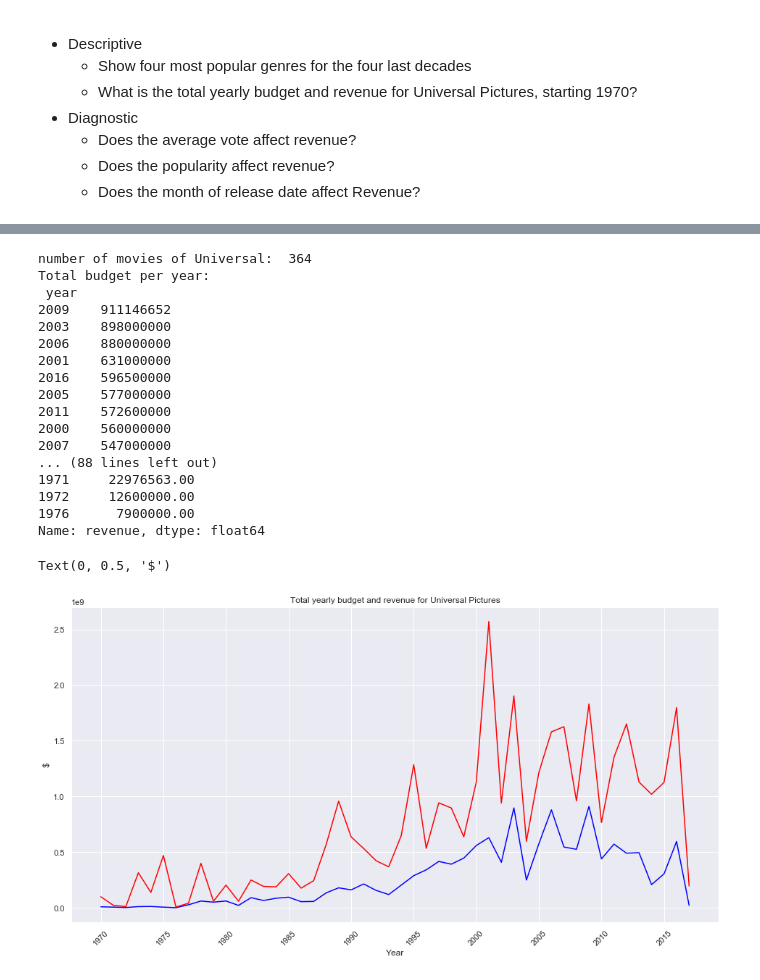
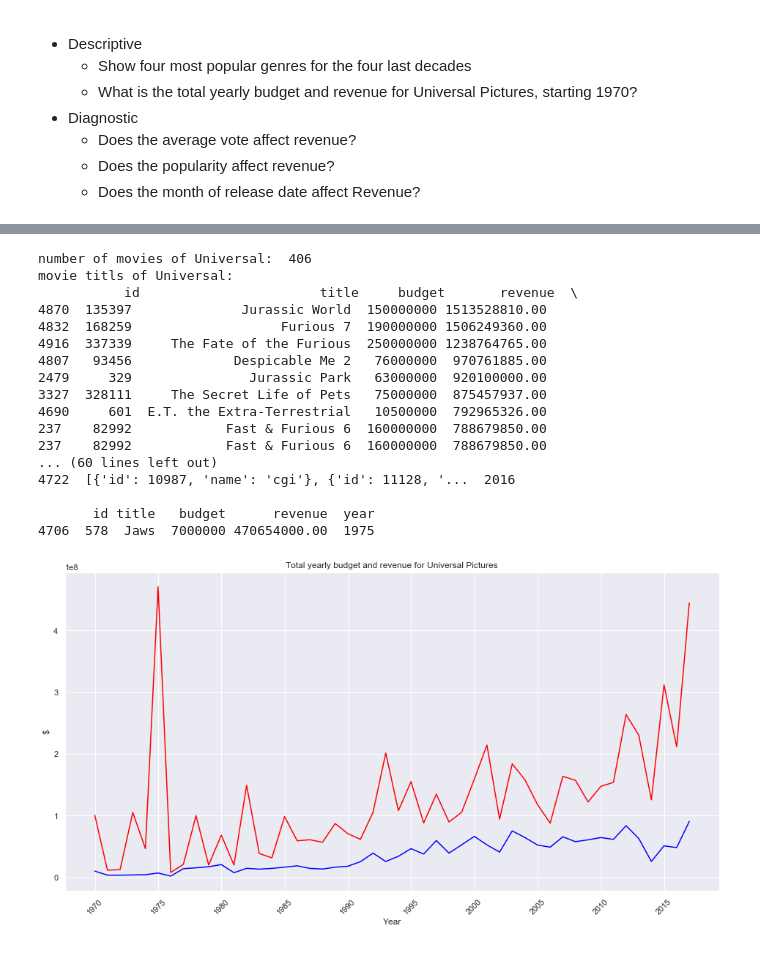
Before and after one commit to nastazya/Movies-analytics, a Jupyter notebook: EDA.ipynb, the cells around one changed output, grey strips where cells are left out. Cells and saved outputs as stored; diff of their text form; code cells hidden in the pictures.

```diff
--- a/EDA.ipynb
+++ b/EDA.ipynb
@@ -20,7 +20,7 @@ sns.set_style('whitegrid')
 pd.set_option('display.float_format', lambda x: '%.2f' % x)
 pd.set_option('display.max_columns', 24)
 # %%
-df = pd.read_csv('data/movies_full.csv')
+df = pd.read_csv('data/movies_full_with_outliers.csv')
 df['release_date'] = pd.to_datetime(df['release_date'])
 print(df.dtypes)
 # %% [output]
@@ -584,0 +690,27 @@ plt.show()
+# %%
+# Show total revenues for each genre
+
+#Extracting list of genres
+l=[]
+for i, item in enumerate(df['genres']):
+    for cell in item:
+        l.append(cell['name'])
+g_name, g_count = np.unique(np.array(l), return_counts=True)
+
+#------------------------------------------------------------------------------
+# Calculating total revenue of movies in every genre
+
+index_extractor = lambda df, field, value: [idx for idx, entries in enumerate(df[field]) for item in entries if value in item['name']]
+revenue = []
+for i, item in enumerate(g_name):
+    revenue.append(df.iloc[index_extractor(df, 'genres', item[0]),:]['revenue'].sum())
+
+# Bar Chart
+plt.figure(figsize=(16,6))
+plt.title('Total revenue in every genre')
+plt.xlabel('Genres')
+plt.ylabel('Total Revenue')
+x_pos = range(len(g_name))
+plt.bar(x_pos,revenue, align='center', alpha=0.5)
+plt.xticks(y_pos, g_name, rotation='vertical')
+plt.show()
@@ -585,49 +768,53 @@ plt.show()
 # %%
 # What is the total yearly budget and revenue for Universal Pictures, starting 1970?
+# And the average
 
 #Extract Universal
 value_extractor = lambda df, field, value: [idx for idx, entries in enumerate(df[field]) for item in entries if value in item['name']]
 
 df_u = df.iloc[value_extractor(df, 'production_companies', 'Universal'),:]
 print('number of movies of Universal: ', df_u['id'].count())
+print('movie titls of Universal: \n', df_u.sort_values(by='revenue', ascending=False).head(10))
 
 #Cut of years < 1970
 df_u =  df_u[df_u['year'] >= 1970]
 
-budget_year_u = df_u.groupby(by='year')['budget'].sum()
-print('Total budget per year:\n', budget_year_u.sort_values(ascending=False))
+budget_year_u = df_u.groupby(by='year')['budget'].mean()
+#print('Total budget per year:\n', budget_year_u.sort_values(ascending=False))
 print('')
-revenue_year_u = df_u.groupby(by='year')['revenue'].sum()
-print('Total revenue per year:\n', revenue_year_u.sort_values(ascending=False))
+revenue_year_u = df_u.groupby(by='year')['revenue'].mean()
+#print('Total revenue per year:\n', revenue_year_u.sort_values(ascending=False))
 
 plt.figure(figsize=(16,8))
 plt.plot(budget_year_u.index, budget_year_u.values, '-', color = 'blue', label='Budget')
 plt.plot(revenue_year_u.index, revenue_year_u.values, '-', color = 'red', label='Revenue')
 plt.title('Total yearly budget and revenue for Universal Pictures')
 labels = [str(x) for x in range(1970, 2020, 5)]
 plt.xticks(range(1970, 2020, 5), labels, rotation=45)
 plt.xlabel('Year')
 plt.ylabel('$')
+
+#We see suspicious race of revenue in 1975. Lets look closer:
+print(df_u[df_u['year']==1975][['id', 'title', 'budget', 'revenue', 'year']])
 # %% [output]
-number of movies of Universal:  364
-Total budget per year:
- year
-2009    911146652
-2003    898000000
-2006    880000000
-2001    631000000
-2016    596500000
-2005    577000000
-2011    572600000
-2000    560000000
-2007    547000000
-... (88 lines left out)
-1971     22976563.00
-1972     12600000.00
-1976      7900000.00
-Name: revenue, dtype: float64
+number of movies of Universal:  406
+movie titls of Universal:
+           id                       title     budget       revenue  \
+4870  135397              Jurassic World  150000000 1513528810.00
+4832  168259                   Furious 7  190000000 1506249360.00
+4916  337339     The Fate of the Furious  250000000 1238764765.00
+4807   93456             Despicable Me 2   76000000  970761885.00
+2479     329               Jurassic Park   63000000  920100000.00
+3327  328111     The Secret Life of Pets   75000000  875457937.00
+4690     601  E.T. the Extra-Terrestrial   10500000  792965326.00
+237    82992            Fast & Furious 6  160000000  788679850.00
+237    82992            Fast & Furious 6  160000000  788679850.00
+... (60 lines left out)
+4722  [{'id': 10987, 'name': 'cgi'}, {'id': 11128, '...  2016
+
+       id title   budget      revenue  year
+4706  578  Jaws  7000000 470654000.00  1975
-Text(0, 0.5, '$')
-[figure, old version]
+[figure, new version]
 # %%
 # Does the average vote affect revenue?
 #We can see that there is very low correlation between these two features
```
Also changed, not shown: parts of 23 cells of this notebook.
